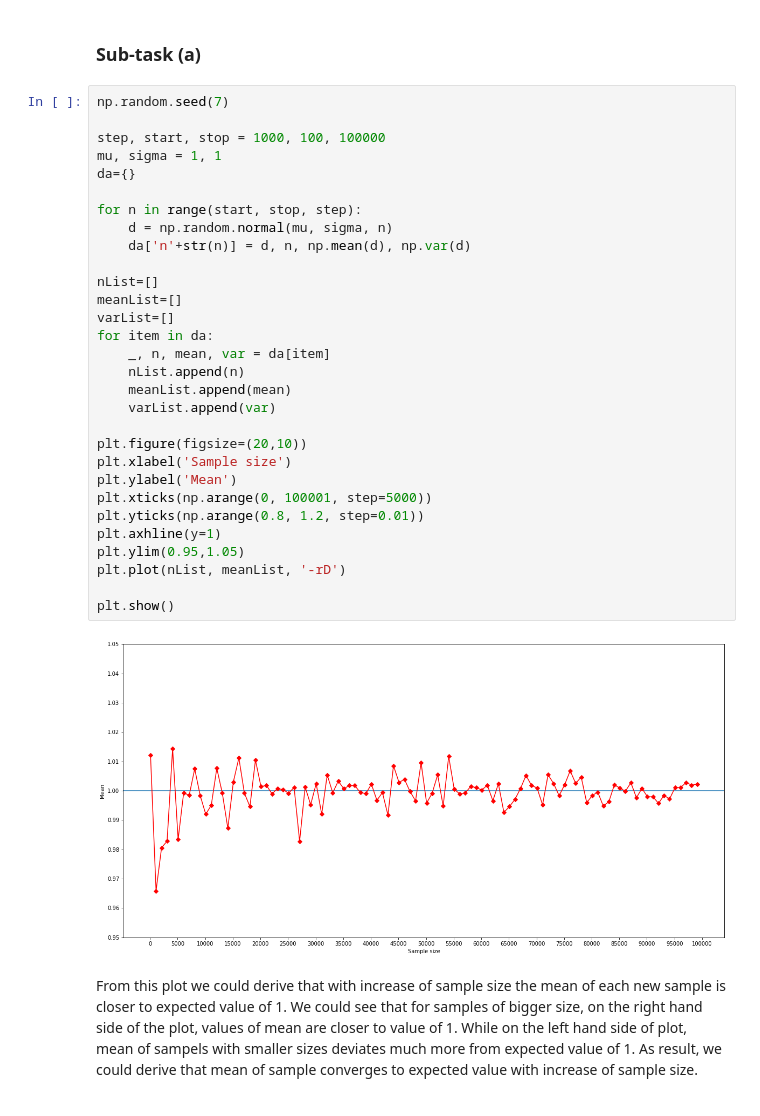
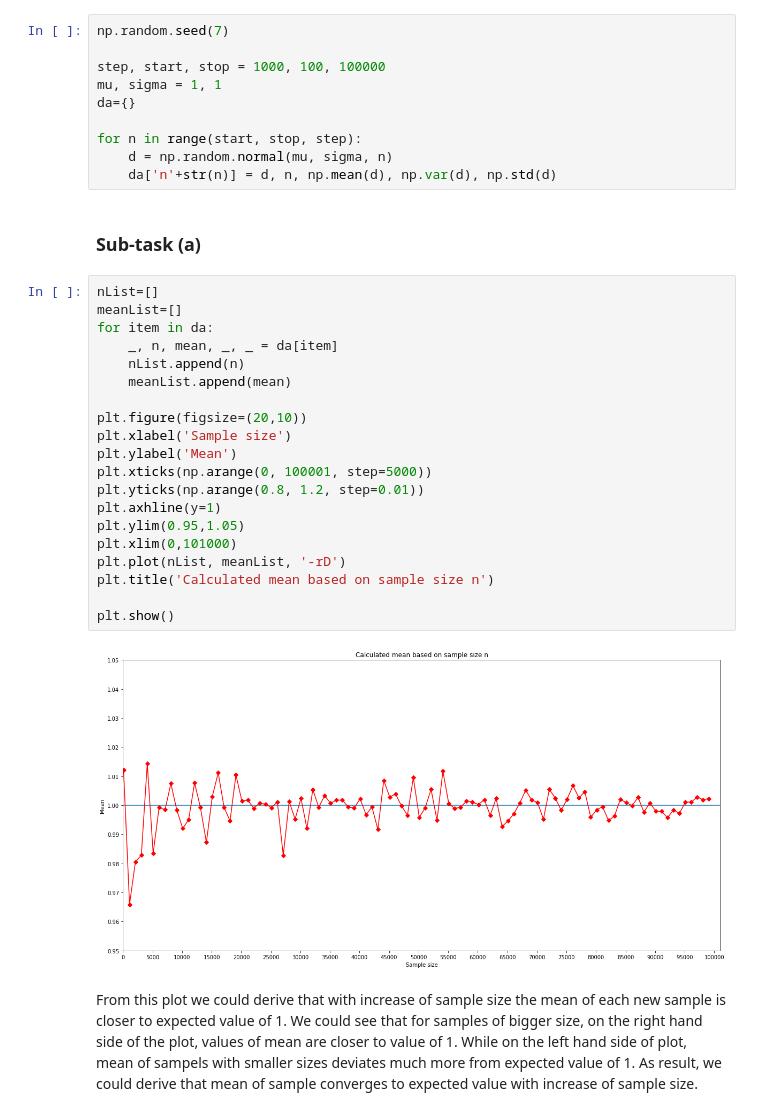
Before and after one commit to kai-wren/Statistic, a Jupyter notebook: Assignment1.ipynb, the cells around one changed output. Drawn from its saved outputs; the diff is of its cells as text.

```diff
--- a/Assignment1.ipynb
+++ b/Assignment1.ipynb
@@ -7,39 +7,39 @@ from scipy import stats
 import matplotlib.pyplot as plt
 # %% [markdown]
 ## Task 1.
+# %%
+np.random.seed(7)
+
+step, start, stop = 1000, 100, 100000
+mu, sigma = 1, 1
+da={}
+
+for n in range(start, stop, step):
+    d = np.random.normal(mu, sigma, n)
+    da['n'+str(n)] = d, n, np.mean(d), np.var(d), np.std(d)
 # %% [markdown]
 ### Sub-task (a)
 # %%
-np.random.seed(7)
-
-step, start, stop = 1000, 100, 100000
-mu, sigma = 1, 1
-da={}
-
-for n in range(start, stop, step):
-    d = np.random.normal(mu, sigma, n)
-    da['n'+str(n)] = d, n, np.mean(d), np.var(d)
-
 nList=[]
 meanList=[]
-varList=[]
 for item in da:
-    _, n, mean, var = da[item]
+    _, n, mean, _, _ = da[item]
     nList.append(n)
     meanList.append(mean)
-    varList.append(var)
 
 plt.figure(figsize=(20,10))
 plt.xlabel('Sample size')
 plt.ylabel('Mean')
 plt.xticks(np.arange(0, 100001, step=5000))
 plt.yticks(np.arange(0.8, 1.2, step=0.01))
 plt.axhline(y=1)
 plt.ylim(0.95,1.05)
+plt.xlim(0,101000)
 plt.plot(nList, meanList, '-rD')
+plt.title('Calculated mean based on sample size n')
 
 plt.show()
 # %% [output]
-[figure, old version]
+[figure, new version]
 # %% [markdown]
 From this plot we could derive that with increase of sample size the mean of each new sample is closer to expected value of 1. We could see that for samples of bigger size, on the right hand side of the plot, values of mean are closer to value of 1. While on the left hand side of plot, mean of sampels with smaller sizes deviates much more from expected value of 1. As result, we could derive that mean of sample converges to expected value with increase of sample size.
```
Also changed, not shown: parts of 10 cells of this notebook.
